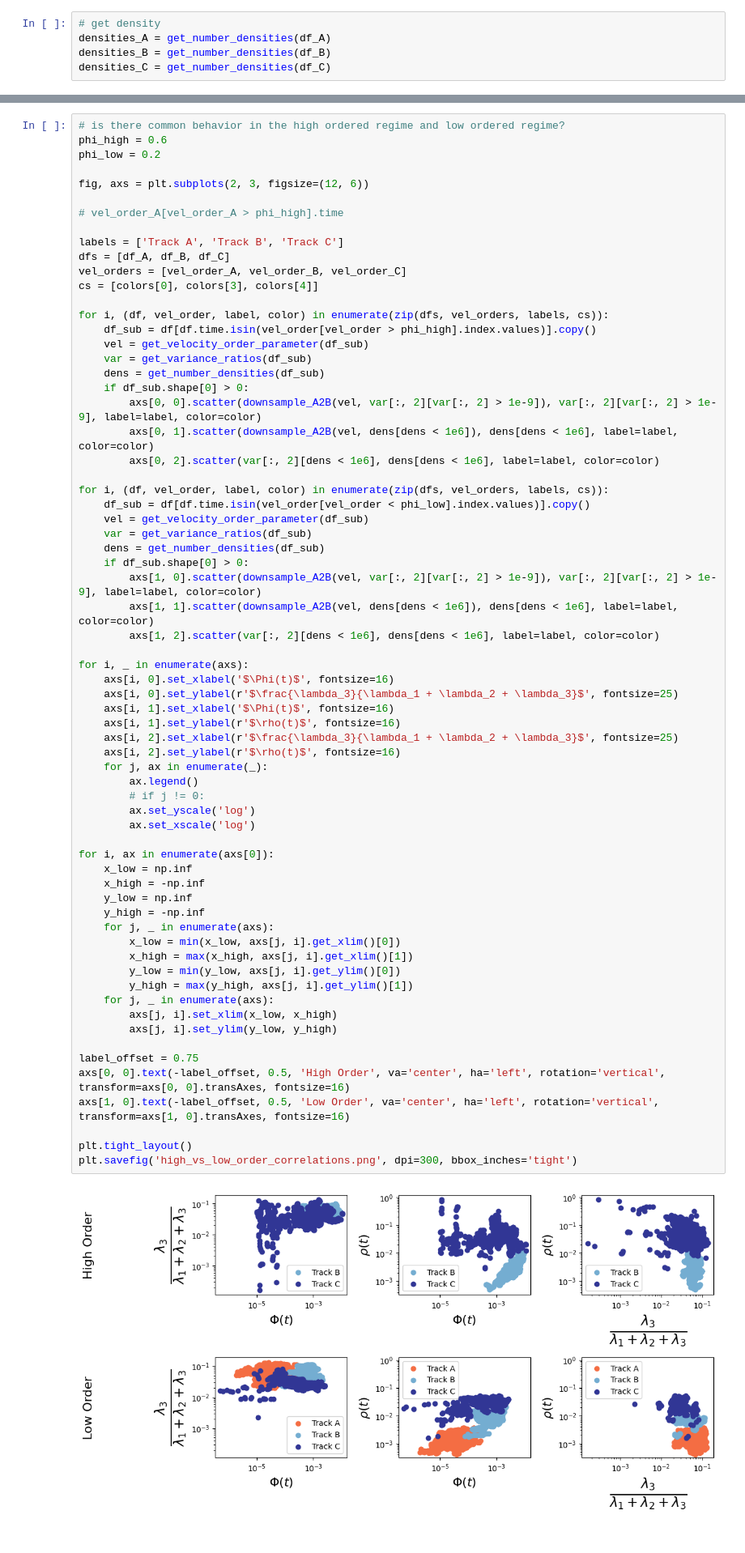
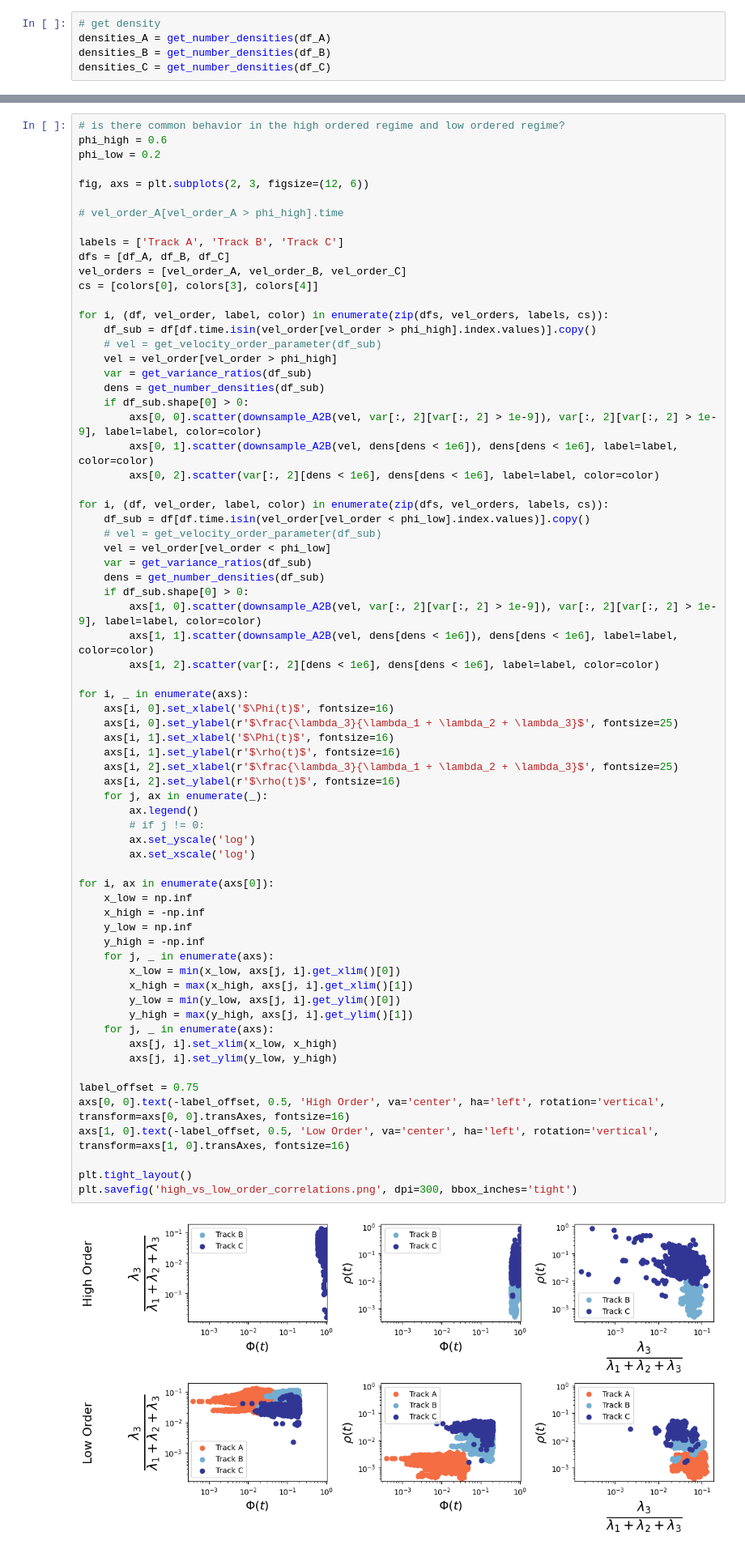
Before and after one commit to mmccraw98/flocking-emergence-iw, a Jupyter notebook: code/data/initial-data-analysis.ipynb, the cells around one changed output, grey strips where cells are left out. Shown: that part at 81% size. Saved outputs shown, nothing was run; the diff lists cells and outputs as text.

Commit message:
added more plots

```diff
--- a/code/data/initial-data-analysis.ipynb
+++ b/code/data/initial-data-analysis.ipynb
@@ -196,7 +196,8 @@ cs = [colors[0], colors[3], colors[4]]
 
 for i, (df, vel_order, label, color) in enumerate(zip(dfs, vel_orders, labels, cs)):
     df_sub = df[df.time.isin(vel_order[vel_order > phi_high].index.values)].copy()
-    vel = get_velocity_order_parameter(df_sub)
+    # vel = get_velocity_order_parameter(df_sub)
+    vel = vel_order[vel_order > phi_high]
     var = get_variance_ratios(df_sub)
     dens = get_number_densities(df_sub)
     if df_sub.shape[0] > 0:
@@ -206,7 +207,8 @@ for i, (df, vel_order, label, color) in enumerate(zip(dfs, vel_orders, labels, c
 
 for i, (df, vel_order, label, color) in enumerate(zip(dfs, vel_orders, labels, cs)):
     df_sub = df[df.time.isin(vel_order[vel_order < phi_low].index.values)].copy()
-    vel = get_velocity_order_parameter(df_sub)
+    # vel = get_velocity_order_parameter(df_sub)
+    vel = vel_order[vel_order < phi_low]
     var = get_variance_ratios(df_sub)
     dens = get_number_densities(df_sub)
     if df_sub.shape[0] > 0:
@@ -221,34 +223,34 @@ for i, _ in enumerate(axs):
     axs[i, 1].set_ylabel(r'$\rho(t)$', fontsize=16)
     axs[i, 2].set_xlabel(r'$\frac{\lambda_3}{\lambda_1 + \lambda_2 + \lambda_3}$', fontsize=25)
     axs[i, 2].set_ylabel(r'$\rho(t)$', fontsize=16)
     for j, ax in enumerate(_):
         ax.legend()
         # if j != 0:
         ax.set_yscale('log')
         ax.set_xscale('log')
 
 for i, ax in enumerate(axs[0]):
     x_low = np.inf
     x_high = -np.inf
     y_low = np.inf
     y_high = -np.inf
     for j, _ in enumerate(axs):
         x_low = min(x_low, axs[j, i].get_xlim()[0])
         x_high = max(x_high, axs[j, i].get_xlim()[1])
         y_low = min(y_low, axs[j, i].get_ylim()[0])
         y_high = max(y_high, axs[j, i].get_ylim()[1])
     for j, _ in enumerate(axs):
         axs[j, i].set_xlim(x_low, x_high)
         axs[j, i].set_ylim(y_low, y_high)
 
 label_offset = 0.75
 axs[0, 0].text(-label_offset, 0.5, 'High Order', va='center', ha='left', rotation='vertical', transform=axs[0, 0].transAxes, fontsize=16)
 axs[1, 0].text(-label_offset, 0.5, 'Low Order', va='center', ha='left', rotation='vertical', transform=axs[1, 0].transAxes, fontsize=16)
 
 plt.tight_layout()
 plt.savefig('high_vs_low_order_correlations.png', dpi=300, bbox_inches='tight')
 # %% [output]
-[figure, old version]
+[figure, new version]
 # %%
 
 
```
Also changed, not shown: 1 other file.
